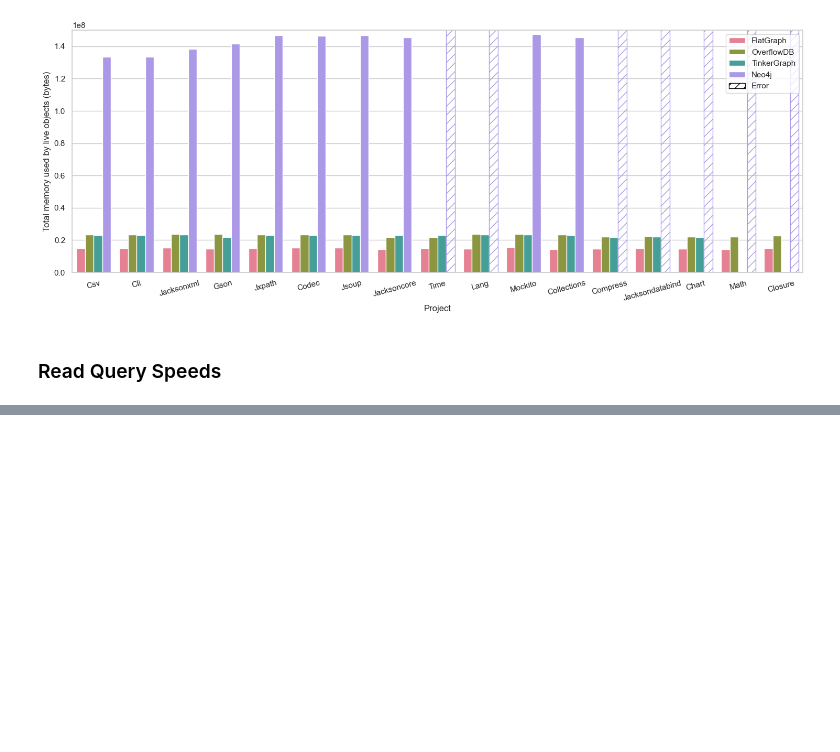
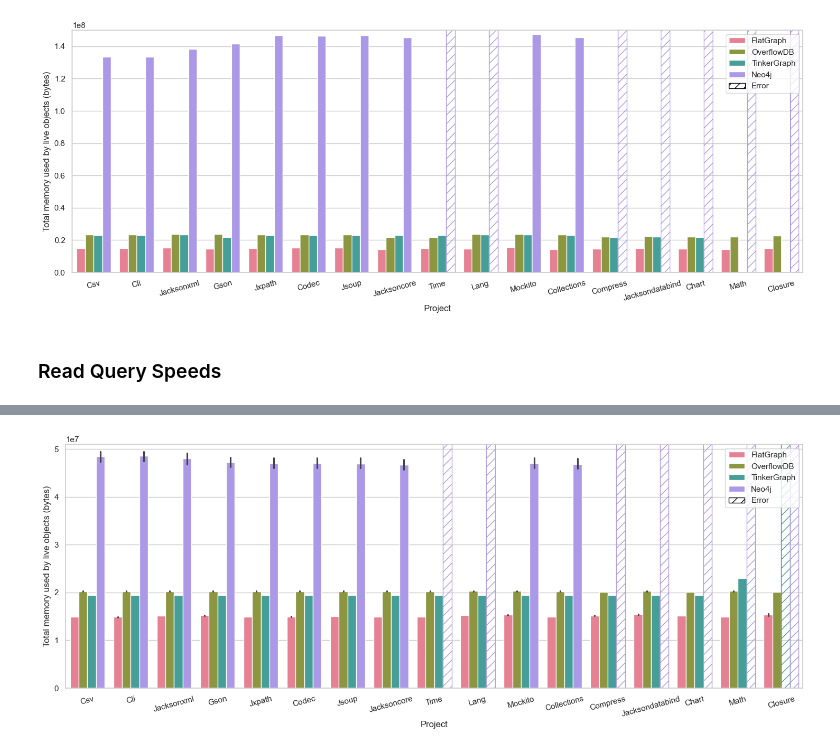
Before and after one commit to plume-oss/benchmarking, a Jupyter notebook: read_write_performance_plots.ipynb, the cells around one changed output, grey strips where cells are left out. Saved outputs shown, nothing was run; the diff lists cells and outputs as text; code cells hidden in the pictures; blank space fills up the shorter version.

Commit message:
Including memory plots for RQ2

```diff
--- a/read_write_performance_plots.ipynb
+++ b/read_write_performance_plots.ipynb
@@ -69,7 +69,7 @@ def get_conversion_factor(unit: str) -> float:
 
 def get_mem_y_label_title(mem_op: str, mem_unit: str) -> str:
     y_label_mappings = {
-        'liveObjects': f'Total memory used by live objects ({mem_unit})',
+        '+liveObjects': f'Total memory used by live objects ({mem_unit})',
         'VmRSS': f'Physical RAM used by process (RSS) ({mem_unit})',
         'VmHWM': f'Peak physical RAM used by process (HWM) ({mem_unit})',
         'VmSize': f'Total virtual memory allocated to the process ({mem_unit})',
@@ -203,7 +203,7 @@ for d in databases:
                         t = 'write'
                     data = [
                         [d, m, p, b, 0.0, EXCEPTION, 's/op', t],
-                        [d, m, p, f"{b}:liveObjects", 0.0, EXCEPTION, 'bytes', t],
+                        [d, m, p, f"{b}:+liveObjects", 0.0, EXCEPTION, 'bytes', t],
                     ]
 
                     final_df = pd.concat([pd.DataFrame(data, columns=cols), final_df], ignore_index=True)
@@ -307,7 +307,7 @@ import seaborn as sns
 import matplotlib.pyplot as plt
 from matplotlib.patches import Patch
 
-benchmark_suffix = 'liveObjects'
+benchmark_suffix = '+liveObjects'
 df = final_df[
     (final_df['Type'] == 'write') & (final_df['Benchmark'].str.endswith(benchmark_suffix)) & (final_df['Mem'] == 8)]
 
@@ -470,0 +569,71 @@ KeyboardInterrupt:
+# %%
+import seaborn as sns
+import matplotlib.pyplot as plt
+from matplotlib.patches import Patch
+
+benchmark_suffix = '+liveObjects'
+read_mem_benchmarks = list(map(lambda x: f'{x}:{benchmark_suffix}', benchmarks))
+df = final_df[(final_df['Type'] == 'read') & (final_df['Benchmark'].isin(read_mem_benchmarks)) & (final_df['Mem'] == 8)]
+# Convert to Gb
+# conversion_factor = get_conversion_factor(df['Unit'].iloc[0])
+# df.loc[:, 'Score'] = df['Score'] * conversion_factor
+# df.loc[:, 'Error'] = df['Error'] * conversion_factor
+# df.loc[:, 'Unit'] = 'GB'
+
+# Create a new dataframe with extra rows for error
+df = impute_error(df)
+
+# Plotting with Seaborn and Matplotlib
+fig, ax1 = plt.subplots(figsize=(18, 6))
+sns.set(style="whitegrid")
+
+# Create the bar plot for createAst
+palette = sns.color_palette("husl", len(df['Database'].unique()))
+sns.barplot(x="Project", y="Score", hue="Database", data=df, ax=ax1, palette=palette, order=projects,
+            hue_order=databases)
+
+y_limit = 51_000_000
+# Set labels and title for the first y-axis
+ax1.set_xlabel('Project')
+y_label_unit = df["Unit"].iloc[0]
+ax1.set_ylabel(get_mem_y_label_title(benchmark_suffix, y_label_unit))
+# ax1.set_title('AST Creation Speed by Project and Database')
+ax1.set_ylim(
+    top=y_limit,
+    bottom=0)
+
+for i, patch in enumerate(ax1.patches):
+    # Log errors as hatch
+    h = int(patch.get_height())
+    if h == int(EXCEPTION):
+        original_color = patch.get_facecolor()
+        patch.set_hatch('//')
+        patch.set_facecolor('none')
+        patch.set_edgecolor(original_color)
+    elif patch.get_height() >= y_limit:
+        # Print labels for those that exceed ylim
+        yval = patch.get_height()
+        ax1.text(
+            patch.get_x() + patch.get_width() / 2,  # X position of the text
+            min(yval, ax1.get_ylim()[1]) - 0.1,  # Y position of the text
+            f'{yval:.1f}',  # Text label (value of the bar)
+            ha='center',  # Horizontal alignment of the text
+            va='top',  # Vertical alignment
+            color='black',  # Color of the text
+            fontsize=10,  # Font size
+            rotation=45
+        )
+
+plt.xticks(rotation=15)
+
+handles, labels = plt.gca().get_legend_handles_labels()
+
+# Add the custom entry
+handles.append(Patch(facecolor='white', edgecolor='black', hatch='//', label='Error'))
+plt.legend(handles=handles, loc='best')
+
+# Show the plot
+plt.savefig("rq2-mem.pdf", format='pdf', bbox_inches='tight')
+plt.show()
+# %% [output]
+[figure, added]
```
Also changed, not shown: parts of 2 cells of this notebook.
